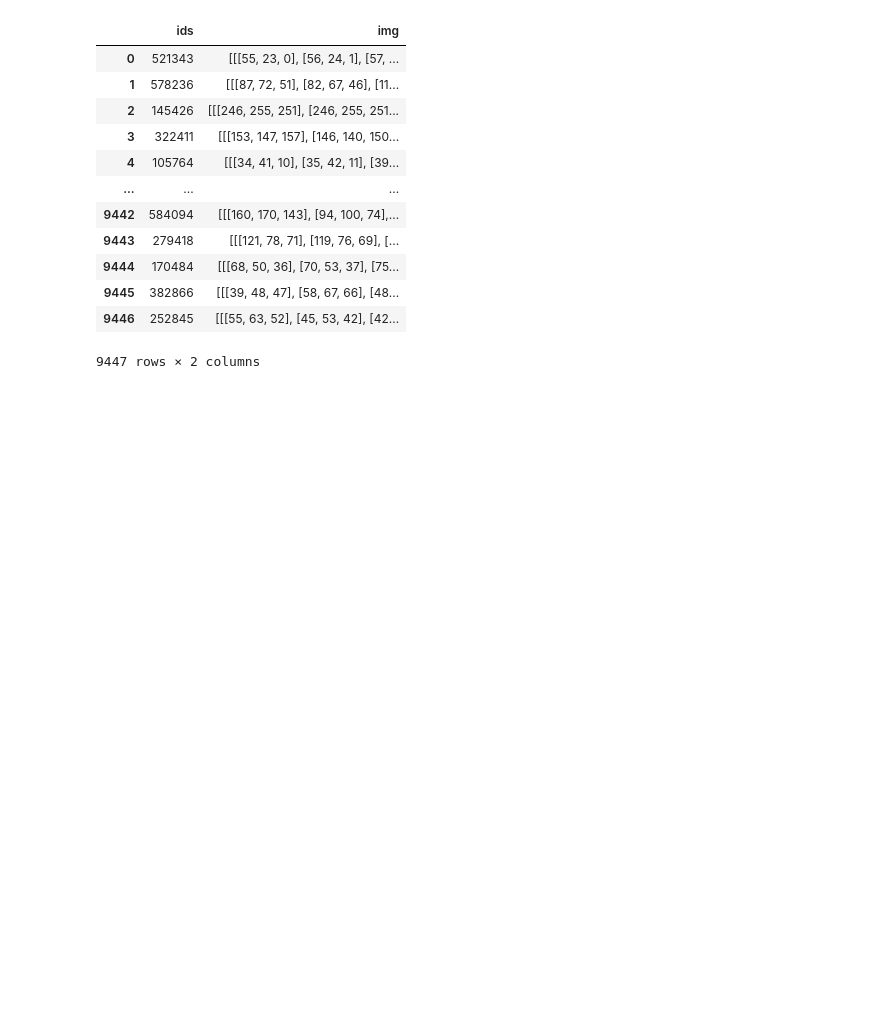
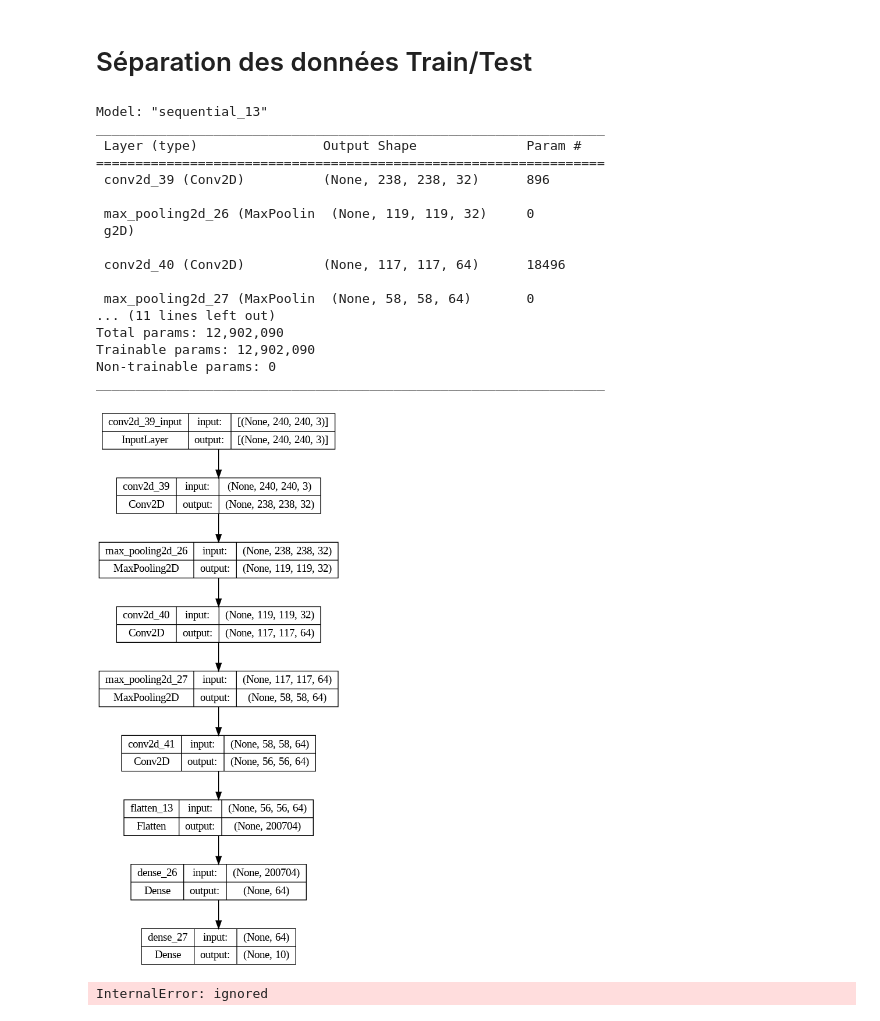
Before and after one commit to PaulDelamarre/TP_CHAMPI, a Jupyter notebook: Champignon_Deep.ipynb, the cells around one changed output. Saved outputs shown, nothing was run; the diff lists cells and outputs as text; code cells hidden in the pictures; blank space fills up the shorter version.

Commit message:
shape des images + First CNN DEEP

```diff
--- a/Champignon_Deep.ipynb
+++ b/Champignon_Deep.ipynb
@@ -32,16 +46,0 @@ df=load_jpeg_images("images/")
-# %%
-df
-# %% [output]
-|  | ids | img |
-| 0 | 521343 | [[[55, 23, 0], [56, 24, 1], [57, ... |
-| 1 | 578236 | [[[87, 72, 51], [82, 67, 46], [11... |
-| 2 | 145426 | [[[246, 255, 251], [246, 255, 251... |
-| 3 | 322411 | [[[153, 147, 157], [146, 140, 150... |
-| 4 | 105764 | [[[34, 41, 10], [35, 42, 11], [39... |
-| ... | ... | ... |
-| 9442 | 584094 | [[[160, 170, 143], [94, 100, 74],... |
-| 9443 | 279418 | [[[121, 78, 71], [119, 76, 69], [... |
-| 9444 | 170484 | [[[68, 50, 36], [70, 53, 37], [75... |
-| 9445 | 382866 | [[[39, 48, 47], [58, 67, 66], [48... |
-| 9446 | 252845 | [[[55, 63, 52], [45, 53, 42], [42... |
-9447 rows × 2 columns
@@ -47,0 +49,2 @@ df
+# %% [markdown]
+# Séparation des données Train/Test
@@ -47,0 +55,53 @@ df
+# %%
+from keras.models import Sequential
+from keras.layers import Conv2D, MaxPooling2D, Flatten, Dense
+from keras.utils.vis_utils import plot_model
+
+import tensorflow as tf
+
+# Définir le modèle
+model = tf.keras.models.Sequential([
+  # Couche de convolution 1
+  tf.keras.layers.Conv2D(32, (3,3), activation='relu', input_shape=(240, 240, 3)),
+  tf.keras.layers.MaxPooling2D((2,2)),
+  # Couche de convolution 2
+  tf.keras.layers.Conv2D(64, (3,3), activation='relu'),
+  tf.keras.layers.MaxPooling2D((2,2)),
+  # Couche de convolution 3
+  tf.keras.layers.Conv2D(64, (3,3), activation='relu'),
+  tf.keras.layers.Flatten(),
+  # Couche dense 1
+  tf.keras.layers.Dense(64, activation='relu'),
+  # Couche de sortie
+  tf.keras.layers.Dense(10, activation='softmax')
+])
+
+# Compiler le modèle
+model.compile(optimizer='adam',
+              loss='categorical_crossentropy',
+              metrics=['accuracy'])
+
+# Afficher le résumé du modèle
+model.summary()
+
+# visualisation du modèle
+plot_model(model, to_file='cnn_model.png', show_shapes=True, show_layer_names=True)
+# %% [output]
+Model: "sequential_13"
+_________________________________________________________________
+ Layer (type)                Output Shape              Param #
+=================================================================
+ conv2d_39 (Conv2D)          (None, 238, 238, 32)      896
+
+ max_pooling2d_26 (MaxPoolin  (None, 119, 119, 32)     0
+ g2D)
+
+ conv2d_40 (Conv2D)          (None, 117, 117, 64)      18496
+
+ max_pooling2d_27 (MaxPoolin  (None, 58, 58, 64)       0
+... (11 lines left out)
+Total params: 12,902,090
+Trainable params: 12,902,090
+Non-trainable params: 0
+_________________________________________________________________
+[figure, added]
@@ -47,0 +130,5 @@ df
+# %%
+training_history = model.fit(X_train, y_train, batch_size=200, epochs=10, verbose=1, validation_split=0.2)
+analyze_model(model, X_test, y_test, training_history , epochs_nb=10)
+# %% [output]
+InternalError: ignored
```
Also changed, not shown: parts of 8 cells of this notebook, 2 other files.
